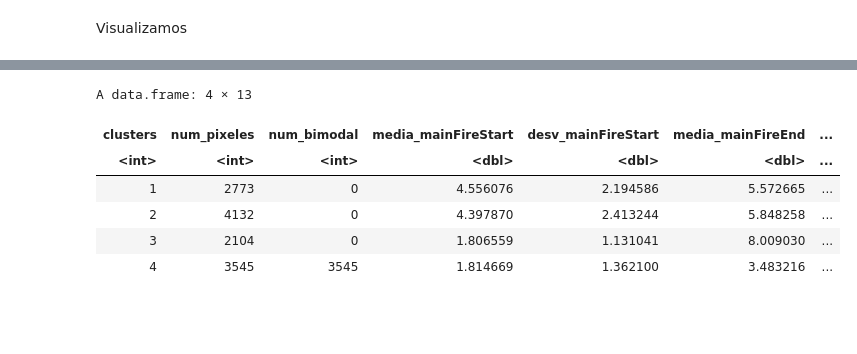
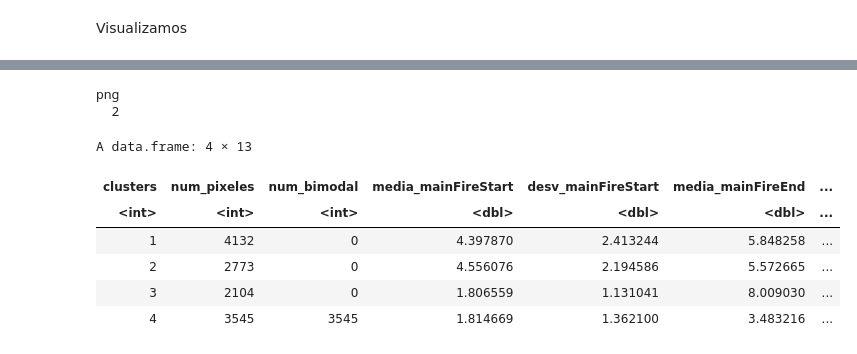
Before and after one commit to delatorre96/Development-of-a-multi-resolution-fire-season-database-on-a-global-scale, a Jupyter notebook: 5.Estudio/Clusterización.ipynb, the cells around one changed output, grey strips where cells are left out. Cells and saved outputs as stored; diff of their text form; code cells hidden in the pictures; blank space fills up the shorter version.

```diff
--- a/5.Estudio/Clusterización.ipynb
+++ b/5.Estudio/Clusterización.ipynb
@@ -20,7 +21,7 @@ ruta_grid = '../1.Upscaling/upscaling_ba/ba_grid_1.Rdata'
 df_grid <- get(load(ruta))
 df_grid$orden <- seq(1,nrow(df_grid))
 # %%
-df_grid_filtered <- df_grid[df_grid$FireSeassonOrNot != 0 & is.na(df_grid$secondary_fire_season_start),  ]
+df_grid_filtered <- df_grid[df_grid$FsOrNot != 0 & is.na(df_grid$SencondStart),  ]
 df_grid_filt_norm <- scale(df_grid_filtered[,8:10])
 # %%
 wss <- (nrow(df_grid_filt_norm)-1)*sum(apply(df_grid_filt_norm,2,var))
@@ -60,14 +62,21 @@ member2
 df_grid_cl1 <- df_grid[rownames(df_grid) %in% names(member2[member2 ==1]), ]
 df_grid_cl2 <- df_grid[rownames(df_grid) %in% names(member2[member2 ==2]), ]
 df_grid_cl3 <- df_grid[rownames(df_grid) %in% names(member2[member2 ==3]), ]
+#df_grid_cl4 <- df_grid[rownames(df_grid) %in% names(member2[member2 ==4]), ]
+
+
 df_grid_cl1$cluster <- 1
 df_grid_cl2$cluster <- 2
 df_grid_cl3$cluster <- 3
+#df_grid_cl4$cluster <- 4
+
+
+
 #A las bimodales les asignamos un cluster propio
-df_grid_bimodales <- df_grid[df_grid$FireSeassonOrNot != 0 & !is.na(df_grid$secondary_fire_season_start),  ]
+df_grid_bimodales <- df_grid[df_grid$FsOrNot != 0 & !is.na(df_grid$SencondStart),  ]
 df_grid_bimodales$cluster <- 4
 #Las que no tienen fire seasson las dejamos como NA
-df_grid_sinFireSesasson <- df_grid[df_grid$FireSeassonOrNot == 0,  ]
+df_grid_sinFireSesasson <- df_grid[df_grid$FsOrNot == 0,  ]
 df_grid_sinFireSesasson$cluster <- 0
 
 nuevo_df_grid <- rbind(df_grid_cl1,df_grid_cl2, df_grid_cl3,df_grid_bimodales,df_grid_sinFireSesasson)
@@ -94,44 +104,52 @@ spatialPlot(clim,backdrop.theme = 'coastline')
+# %%
+plotname <- "clusters05.pdf"
+pdf(plotname)
+plotClim
+dev.off()
+# %% [output]
+png
+  2
 # %%
 clusters <- c(1:4)
 num_pixeles <- c()
 media_mainFireStart <- c()
 desv_mainFireStart <- c()
 media_mainFireEnd <- c()
 desv_mainFireEnd <- c()
 num_bimodal <- c()
 media_fireSeassonLength <- c()
 desv_fireSeassonLength <- c()
 media_SeassonalConcentration <- c()
 desv_SeassonalConcentration <- c()
 media_SeassonalTiming <- c()
 desv_SeassonalTiming <- c()
 for (cluster in clusters){
     df_cluster <- nuevo_df_grid[nuevo_df_grid$cluster == cluster, ]
-    df_bimodales <- df_cluster[!is.na(df_cluster$secondary_fire_season_start), ]
+    df_bimodales <- df_cluster[!is.na(df_cluster$SencondStart), ]
 
     num_pixeles <- c(num_pixeles, nrow(df_cluster))
-    media_mainFireStart <- c(media_mainFireStart, mean(df_cluster$main_fire_season_start))
-    desv_mainFireStart <- c(desv_mainFireStart, sd(df_cluster$main_fire_season_start))
-    media_mainFireEnd <- c(media_mainFireEnd, mean(df_cluster$main_fire_season_end))
-    desv_mainFireEnd <- c(desv_mainFireEnd, sd(df_cluster$main_fire_season_end))
-    media_fireSeassonLength <- c(media_fireSeassonLength, mean(df_cluster$fireSeassonLength))
-    desv_fireSeassonLength <- c(desv_fireSeassonLength, sd(df_cluster$fireSeassonLength))
-    media_SeassonalConcentration <- c(media_SeassonalConcentration, mean(df_cluster$SeassonalConcentration))
-    desv_SeassonalConcentration <- c(desv_SeassonalConcentration, sd(df_cluster$SeassonalConcentration))
-    media_SeassonalTiming <- c(media_SeassonalTiming, mean(df_cluster$SeassonalTiming))
-    desv_SeassonalTiming <- c(desv_SeassonalTiming, sd(df_cluster$SeassonalTiming))
+    media_mainFireStart <- c(media_mainFireStart, mean(df_cluster$MainStart))
+    desv_mainFireStart <- c(desv_mainFireStart, sd(df_cluster$MainStart))
+    media_mainFireEnd <- c(media_mainFireEnd, mean(df_cluster$MainEnd))
+    desv_mainFireEnd <- c(desv_mainFireEnd, sd(df_cluster$MainEnd))
+    media_fireSeassonLength <- c(media_fireSeassonLength, mean(df_cluster$Length))
+    desv_fireSeassonLength <- c(desv_fireSeassonLength, sd(df_cluster$Length))
+    media_SeassonalConcentration <- c(media_SeassonalConcentration, mean(df_cluster$C))
+    desv_SeassonalConcentration <- c(desv_SeassonalConcentration, sd(df_cluster$C))
+    media_SeassonalTiming <- c(media_SeassonalTiming, mean(df_cluster$P))
+    desv_SeassonalTiming <- c(desv_SeassonalTiming, sd(df_cluster$P))
     num_bimodal <- c(num_bimodal, nrow(df_bimodales))
 }
 df_comparativaClusters <- data.frame(clusters, num_pixeles, num_bimodal, media_mainFireStart, desv_mainFireStart,
                                   media_mainFireEnd, desv_mainFireEnd,media_fireSeassonLength, desv_fireSeassonLength,
                                   media_SeassonalConcentration, desv_SeassonalConcentration, media_SeassonalTiming,desv_SeassonalTiming)
 df_comparativaClusters
 # %% [output]
 A data.frame: 4 × 13
 | clusters | num_pixeles | num_bimodal | media_mainFireStart | desv_mainFireStart | media_mainFireEnd | ... |
 | <int> | <int> | <int> | <dbl> | <dbl> | <dbl> | ... |
-| 1 | 2773 | 0 | 4.556076 | 2.194586 | 5.572665 | ... |
-| 2 | 4132 | 0 | 4.397870 | 2.413244 | 5.848258 | ... |
+| 1 | 4132 | 0 | 4.397870 | 2.413244 | 5.848258 | ... |
+| 2 | 2773 | 0 | 4.556076 | 2.194586 | 5.572665 | ... |
 | 3 | 2104 | 0 | 1.806559 | 1.131041 | 8.009030 | ... |
 | 4 | 3545 | 3545 | 1.814669 | 1.362100 | 3.483216 | ... |
 # %%
```
Also changed, not shown: parts of 7 cells of this notebook, 4 other files.
